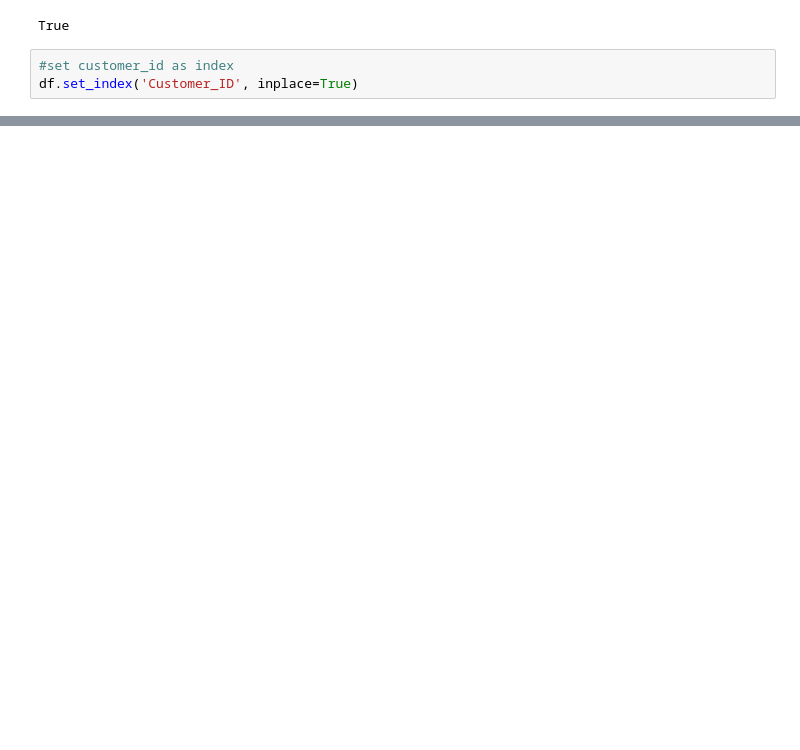
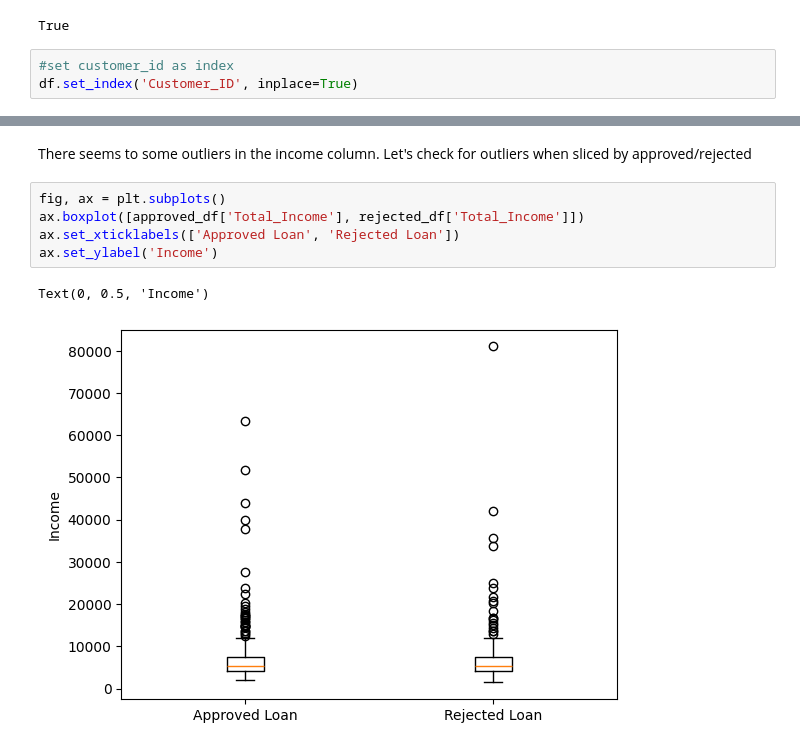
Before and after one commit to pascal-inboxes1b/LoanEligibilityPrediction, a Jupyter notebook: Data Wrangling.ipynb, the cells around one changed output, grey strips where cells are left out. Saved outputs shown, nothing was run; the diff lists cells and outputs as text; blank space fills up the shorter version.

```diff
--- a/Data Wrangling.ipynb
+++ b/Data Wrangling.ipynb
@@ -191,0 +168,10 @@ plt.show()
+# %% [markdown]
+There seems to some outliers in the income column. Let's check for outliers when sliced by approved/rejected
+# %%
+fig, ax = plt.subplots()
+ax.boxplot([approved_df['Total_Income'], rejected_df['Total_Income']])
+ax.set_xticklabels(['Approved Loan', 'Rejected Loan'])
+ax.set_ylabel('Income')
+# %% [output]
+Text(0, 0.5, 'Income')
+[figure, added]
```
Also changed, not shown: parts of 30 cells of this notebook.
